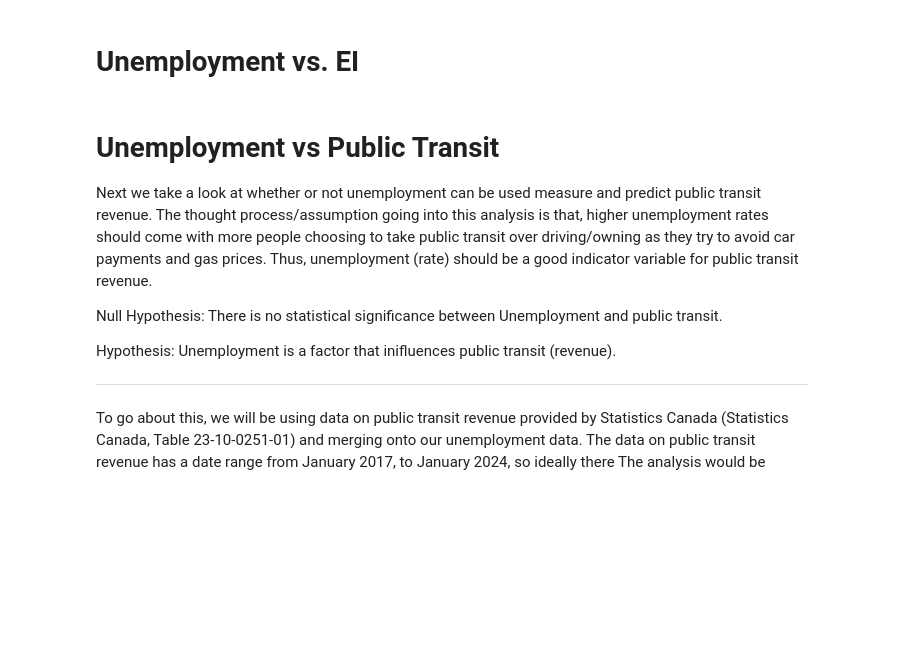
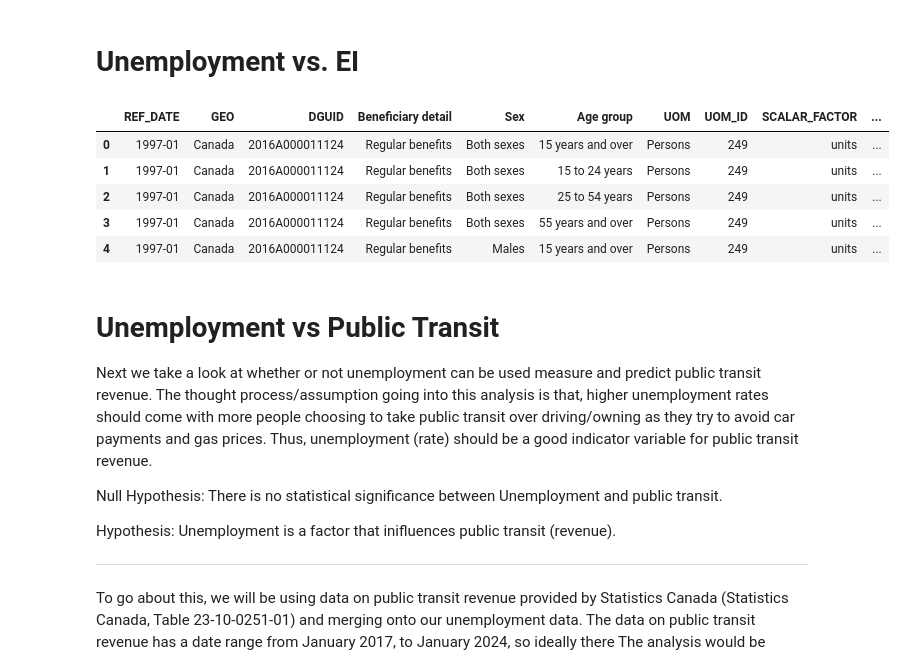
Before and after one commit to Cadeem-M/Project-1-Unemployment, a Jupyter notebook: analysis.ipynb, the cells around one changed output. Saved outputs shown, nothing was run; the diff lists cells and outputs as text; code cells hidden in the pictures; blank space fills up the shorter version.

```diff
--- a/analysis.ipynb
+++ b/analysis.ipynb
@@ -487,3 +485,19 @@ R squared: 1.3159424872773486e-05
+# %%
+#Reading in the EI Benefits data .csv file
+
+ei_benefits = Path("Resources/EI_Benefits.csv")
+ei_benefits_df = pd.read_csv(ei_benefits)
+
+#displaying data
+
+ei_benefits_df.head()
+# %% [output]
+|  | REF_DATE | GEO | DGUID | Beneficiary detail | Sex | Age group | UOM | UOM_ID | SCALAR_FACTOR | ... |
+| 0 | 1997-01 | Canada | 2016A000011124 | Regular benefits | Both sexes | 15 years and over | Persons | 249 | units | ... |
+| 1 | 1997-01 | Canada | 2016A000011124 | Regular benefits | Both sexes | 15 to 24 years | Persons | 249 | units | ... |
+| 2 | 1997-01 | Canada | 2016A000011124 | Regular benefits | Both sexes | 25 to 54 years | Persons | 249 | units | ... |
+| 3 | 1997-01 | Canada | 2016A000011124 | Regular benefits | Both sexes | 55 years and over | Persons | 249 | units | ... |
+| 4 | 1997-01 | Canada | 2016A000011124 | Regular benefits | Males | 15 years and over | Persons | 249 | units | ... |
 # %% [markdown]
 # Unemployment vs Public Transit
 
```
Also changed, not shown: parts of 1 cell of this notebook.
